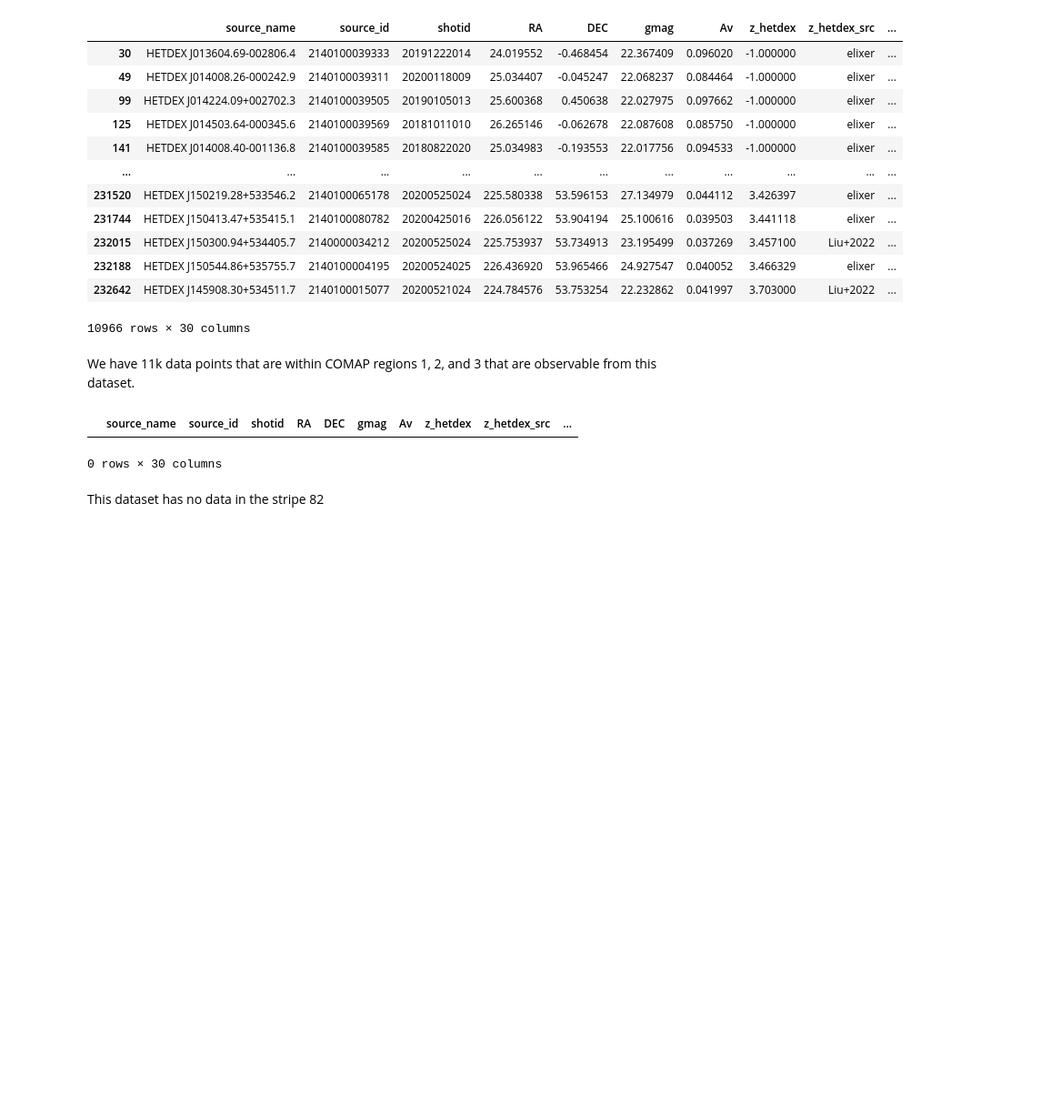
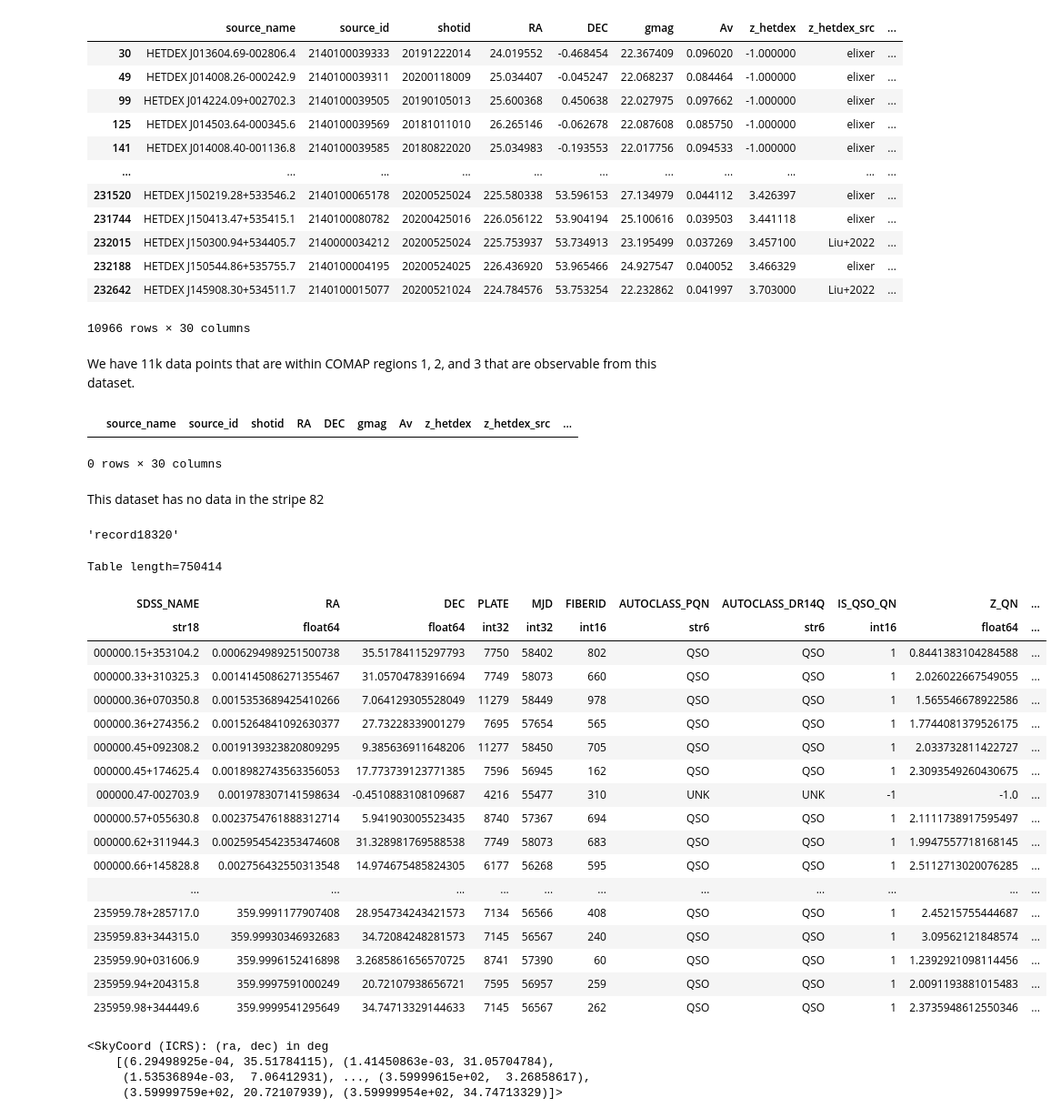
Before and after one commit to gagnierjoshua/Astronomy-ML-Kaggle-DataScience-Projects-and-Research, a Jupyter notebook: redshift-data-analysis-joshua-gagnier.ipynb, the cells around one changed output. Shown at 91% size. Drawn from its saved outputs; the diff is of its cells as text; code cells hidden in the pictures; blank space fills up the shorter version.

Commit message:
Kaggle Notebook | Redshift Data Analysis - Joshua Gagnier | Version 4

```diff
--- a/redshift-data-analysis-joshua-gagnier.ipynb
+++ b/redshift-data-analysis-joshua-gagnier.ipynb
@@ -138,3 +137,6 @@ Stripedf
 0 rows × 30 columns
 # %% [markdown]
 This dataset has no data in the stripe 82
+# %%
+HudlEboss=fits.open("/kaggle/input/extended-baryon-oscillation-spectroscopic-survey/DR16Q_v4.fits") #load my fits into a variable
+#HudlEboss.info()
@@ -140,0 +149,5 @@ This dataset has no data in the stripe 82
+# %%
+Ebossdata.shape  #gives me the shape of the data structure
+Ebossdata.dtype.name
+# %% [output]
+'record18320'
@@ -140,0 +157,24 @@ This dataset has no data in the stripe 82
+# %%
+Eboss_table = Table(HudlEboss[1].data)  #places all of the data from my set into a table form
+Eboss_table #outputs a view of the table, very clean and potentially as usable as a df, will try features
+#unlike a df it also fully loads columns, just not rows.
+# %% [output]
+Table length=750414
+| SDSS_NAME | RA | DEC | PLATE | MJD | FIBERID | AUTOCLASS_PQN | AUTOCLASS_DR14Q | IS_QSO_QN | Z_QN | ... |
+| str18 | float64 | float64 | int32 | int32 | int16 | str6 | str6 | int16 | float64 | ... |
+| 000000.15+353104.2 | 0.0006294989251500738 | 35.51784115297793 | 7750 | 58402 | 802 | QSO | QSO | 1 | 0.8441383104284588 | ... |
+| 000000.33+310325.3 | 0.0014145086271355467 | 31.05704783916694 | 7749 | 58073 | 660 | QSO | QSO | 1 | 2.026022667549055 | ... |
+| 000000.36+070350.8 | 0.0015353689425410266 | 7.064129305528049 | 11279 | 58449 | 978 | QSO | QSO | 1 | 1.565546678922586 | ... |
+| 000000.36+274356.2 | 0.0015264841092630377 | 27.73228339001279 | 7695 | 57654 | 565 | QSO | QSO | 1 | 1.7744081379526175 | ... |
+| 000000.45+092308.2 | 0.0019139323820809295 | 9.385636911648206 | 11277 | 58450 | 705 | QSO | QSO | 1 | 2.033732811422727 | ... |
+| 000000.45+174625.4 | 0.0018982743563356053 | 17.773739123771385 | 7596 | 56945 | 162 | QSO | QSO | 1 | 2.3093549260430675 | ... |
+| 000000.47-002703.9 | 0.001978307141598634 | -0.4510883108109687 | 4216 | 55477 | 310 | UNK | UNK | -1 | -1.0 | ... |
+| 000000.57+055630.8 | 0.0023754761888312714 | 5.941903005523435 | 8740 | 57367 | 694 | QSO | QSO | 1 | 2.1111738917595497 | ... |
+| 000000.62+311944.3 | 0.0025954542353474608 | 31.328981769588538 | 7749 | 58073 | 683 | QSO | QSO | 1 | 1.9947557718168145 | ... |
+| 000000.66+145828.8 | 0.002756432550313548 | 14.974675485824305 | 6177 | 56268 | 595 | QSO | QSO | 1 | 2.5112713020076285 | ... |
+| ... | ... | ... | ... | ... | ... | ... | ... | ... | ... | ... |
+| 235959.78+285717.0 | 359.9991177907408 | 28.954734243421573 | 7134 | 56566 | 408 | QSO | QSO | 1 | 2.45215755444687 | ... |
+| 235959.83+344315.0 | 359.99930346932683 | 34.72084248281573 | 7145 | 56567 | 240 | QSO | QSO | 1 | 3.09562121848574 | ... |
+| 235959.90+031606.9 | 359.9996152416898 | 3.2685861656570725 | 8741 | 57390 | 60 | QSO | QSO | 1 | 1.2392921098114456 | ... |
+| 235959.94+204315.8 | 359.9997591000249 | 20.72107938656721 | 7595 | 56957 | 259 | QSO | QSO | 1 | 2.0091193881015483 | ... |
+| 235959.98+344449.6 | 359.9999541295649 | 34.74713329144633 | 7145 | 56567 | 262 | QSO | QSO | 1 | 2.3735948612550346 | ... |
@@ -140,0 +185,10 @@ This dataset has no data in the stripe 82
+# %%
+Eboss_ra=Eboss_table['RA']*u.deg #take the ra column from the table, store it in a variable
+Eboss_dec=Eboss_table['DEC']*u.deg #take the dec column from the table store it in a variable
+Eboss_Coords=SkyCoord(Eboss_ra, Eboss_dec, frame='icrs', unit='deg') #create a coord system with the ra / dec
+Eboss_Coords #output the coords to verify the coords combined, will use this for future matching.
+# %% [output]
+<SkyCoord (ICRS): (ra, dec) in deg
+    [(6.29498925e-04, 35.51784115), (1.41450863e-03, 31.05704784),
+     (1.53536894e-03,  7.06412931), ..., (3.59999615e+02,  3.26858617),
+     (3.59999759e+02, 20.72107939), (3.59999954e+02, 34.74713329)]>
```
Also changed, not shown: parts of 16 cells of this notebook.
